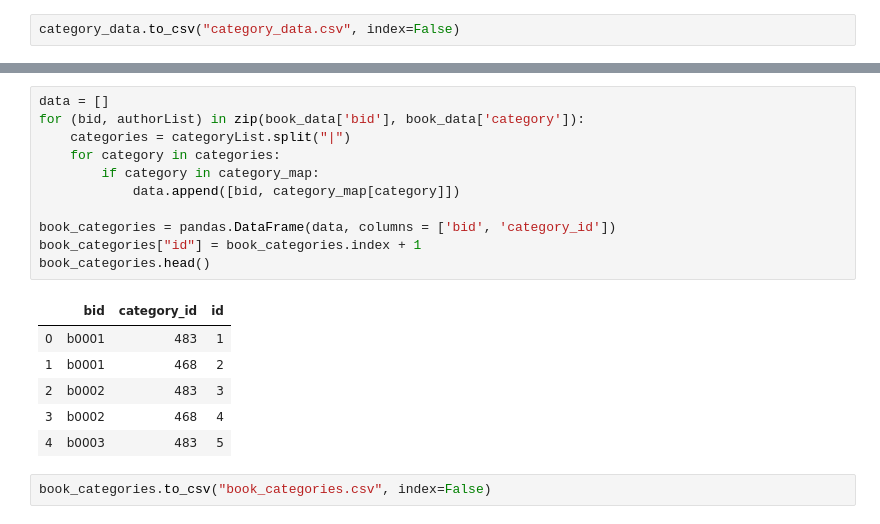
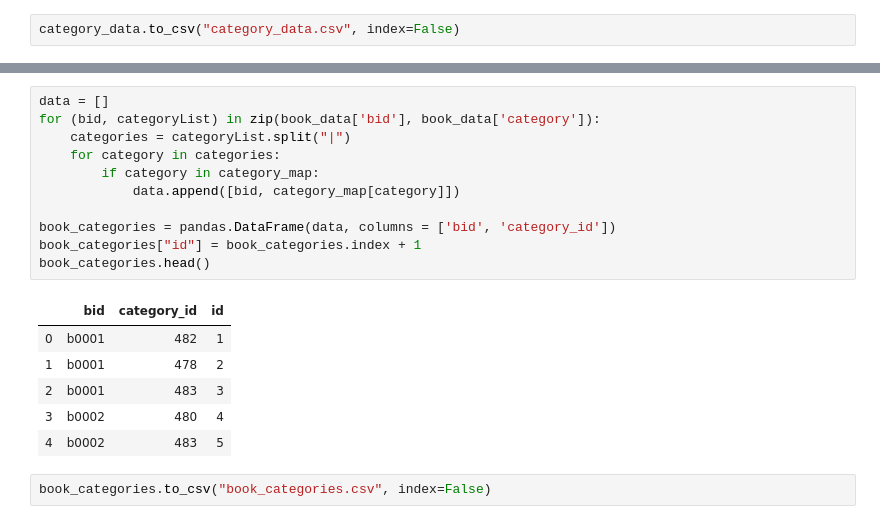
Before and after one commit to lindan4/4413ZGroupProject, a Jupyter notebook: datasources/book_data.ipynb, the cells around one changed output, grey strips where cells are left out. Drawn from its saved outputs; the diff is of its cells as text.

Commit message:
Add Category Support to Product Catalogue

```diff
--- a/datasources/book_data.ipynb
+++ b/datasources/book_data.ipynb
@@ -171,21 +187,21 @@ category_data.to_csv("category_data.csv", index=False)
 # %%
 data = []
-for (bid, authorList) in zip(book_data['bid'], book_data['category']):
+for (bid, categoryList) in zip(book_data['bid'], book_data['category']):
     categories = categoryList.split("|")
     for category in categories:
         if category in category_map:
             data.append([bid, category_map[category]])
 
 book_categories = pandas.DataFrame(data, columns = ['bid', 'category_id'])
 book_categories["id"] = book_categories.index + 1
 book_categories.head()
 # %% [output]
 |  | bid | category_id | id |
-| 0 | b0001 | 483 | 1 |
-| 1 | b0001 | 468 | 2 |
-| 2 | b0002 | 483 | 3 |
-| 3 | b0002 | 468 | 4 |
-| 4 | b0003 | 483 | 5 |
+| 0 | b0001 | 482 | 1 |
+| 1 | b0001 | 478 | 2 |
+| 2 | b0001 | 483 | 3 |
+| 3 | b0002 | 480 | 4 |
+| 4 | b0002 | 483 | 5 |
 # %%
 book_categories.to_csv("book_categories.csv", index=False)
 # %%
```
Also changed, not shown: parts of 1 cell of this notebook, 14 other files.
